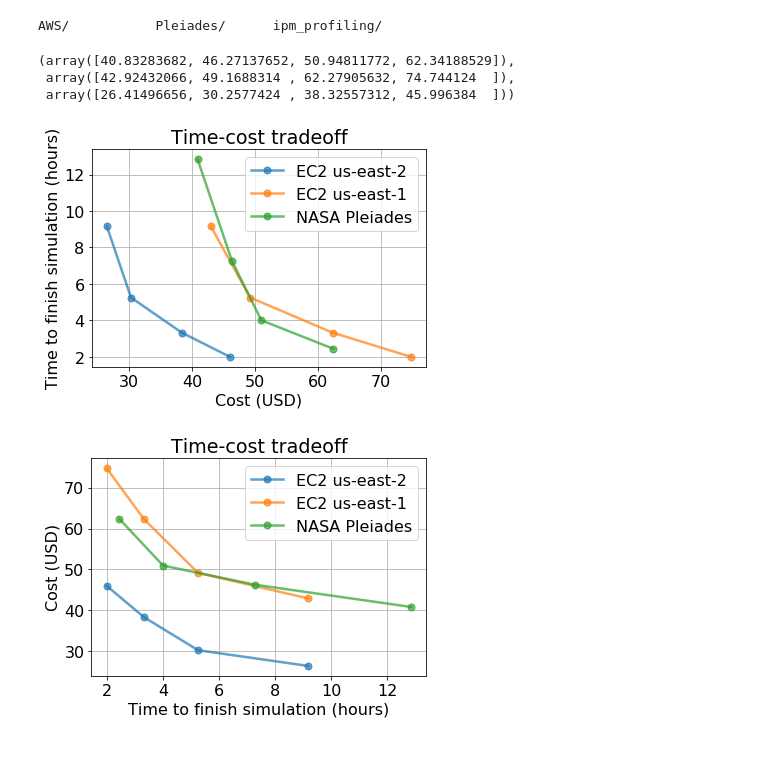
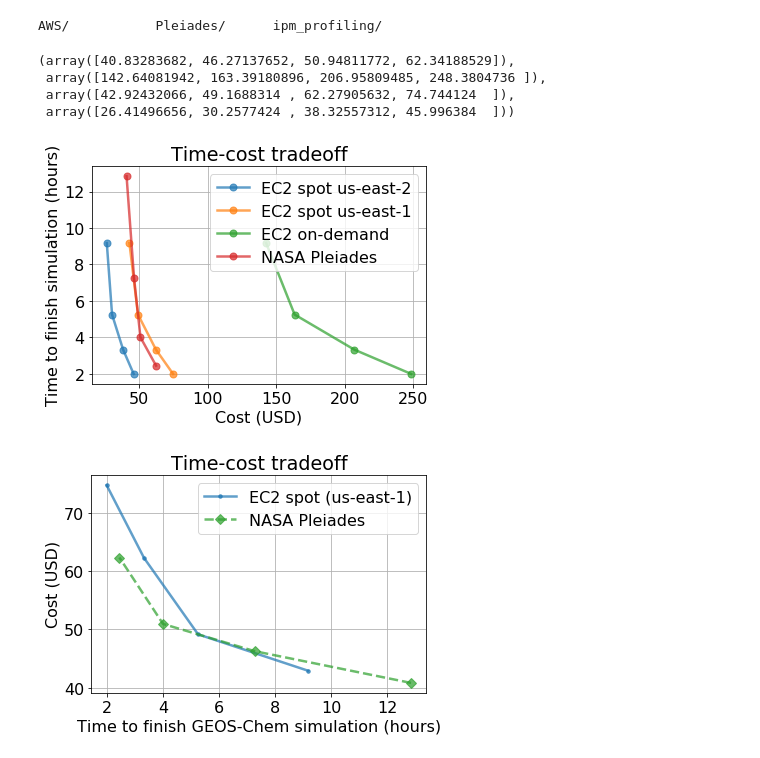
Before and after one commit to JiaweiZhuang/cloud-gchp-paper, a Jupyter notebook: notebooks/cost_analysis.ipynb, the cells around one changed output. Saved outputs shown, nothing was run; the diff lists cells and outputs as text; code cells hidden in the pictures.

Commit message:
Only plot us-east-1 spot cost

```diff
--- a/notebooks/cost_analysis.ipynb
+++ b/notebooks/cost_analysis.ipynb
@@ -26,22 +26,26 @@ t_impi = df_impi['Total'].values / 3600
 t_ompi = df_ompi['Total'].values / 3600
 # %%
 cost_nas = t_nas * (n_list / 24) * 0.53  # SBU model
-cost_impi = t_impi * (n_list / 36) * 1.17  # us-east-1 price
-cost_impi_2 = t_impi * (n_list / 36) * 0.72  # us-east-2 price
+
+cost_impi_1 = t_impi * (n_list / 36) * 1.17  # us-east-1 spot price
+cost_impi_2 = t_impi * (n_list / 36) * 0.72  # us-east-2 spot price
+cost_impi_od = t_impi * (n_list / 36) * 3.888  # standard, on-demand price
 
 cost_ompi = t_ompi * (n_list / 36)  * 1.17
 # %%
-cost_nas, cost_impi, cost_impi_2
+cost_nas, cost_impi_od, cost_impi_1, cost_impi_2
 # %% [output]
 (array([40.83283682, 46.27137652, 50.94811772, 62.34188529]),
+ array([142.64081942, 163.39180896, 206.95809485, 248.3804736 ]),
  array([42.92432066, 49.1688314 , 62.27905632, 74.744124  ]),
  array([26.41496656, 30.2577424 , 38.32557312, 45.996384  ]))
 # %%
 plt.rcParams['font.size'] = 16
 
 plot_kwargs = dict(linestyle='-', marker='o', linewidth=2.5, markersize=7.0, alpha=0.7)
-plt.plot(cost_impi_2, t_impi, **plot_kwargs, label='EC2 us-east-2')
-plt.plot(cost_impi, t_impi, **plot_kwargs, label='EC2 us-east-1')
+plt.plot(cost_impi_2, t_impi, **plot_kwargs, label='EC2 spot us-east-2')
+plt.plot(cost_impi_1, t_impi, **plot_kwargs, label='EC2 spot us-east-1')
+plt.plot(cost_impi_od, t_impi, **plot_kwargs, label='EC2 on-demand')
 plt.plot(cost_nas, t_nas, **plot_kwargs, label='NASA Pleiades')
 plt.legend()
 
@@ -52,21 +56,27 @@ plt.ylabel('Time to finish simulation (hours)')
 plt.title('Time-cost tradeoff')
 plt.savefig('cost-time.png', dpi=300, bbox_inches='tight')
 # %% [output]
-[figure, old version]
+[figure, new version]
 # %%
 plt.rcParams['font.size'] = 16
 
 plot_kwargs = dict(linestyle='-', marker='o', linewidth=2.5, markersize=7.0, alpha=0.7)
-plt.plot(t_impi, cost_impi_2, **plot_kwargs, label='EC2 us-east-2')
-plt.plot(t_impi, cost_impi, **plot_kwargs, label='EC2 us-east-1')
-plt.plot(t_nas, cost_nas, **plot_kwargs, label='NASA Pleiades')
+plt.plot(t_impi, cost_impi_1, **plot_kwargs, label='EC2 spot (us-east-1)')
+plt.plot(t_nas, cost_nas, **plot_kwargs, label='NASA Pleiades', color='C2')
+
+marker_list = ['.', 'D']
+linestyle_list = ['-', '--']
+for i, line in enumerate(plt.gca().get_lines()):
+    line.set_marker(marker_list[i])
+    line.set_linestyle(linestyle_list[i])
+
 plt.legend()
 
 plt.grid()
 plt.ylabel('Cost (USD)')
-plt.xlabel('Time to finish simulation (hours)')
+plt.xlabel('Time to finish GEOS-Chem simulation (hours)')
 
 plt.title('Time-cost tradeoff')
 plt.savefig('time-cost.png', dpi=300, bbox_inches='tight')
 # %% [output]
-[figure, old version]
+[figure, new version]
```
